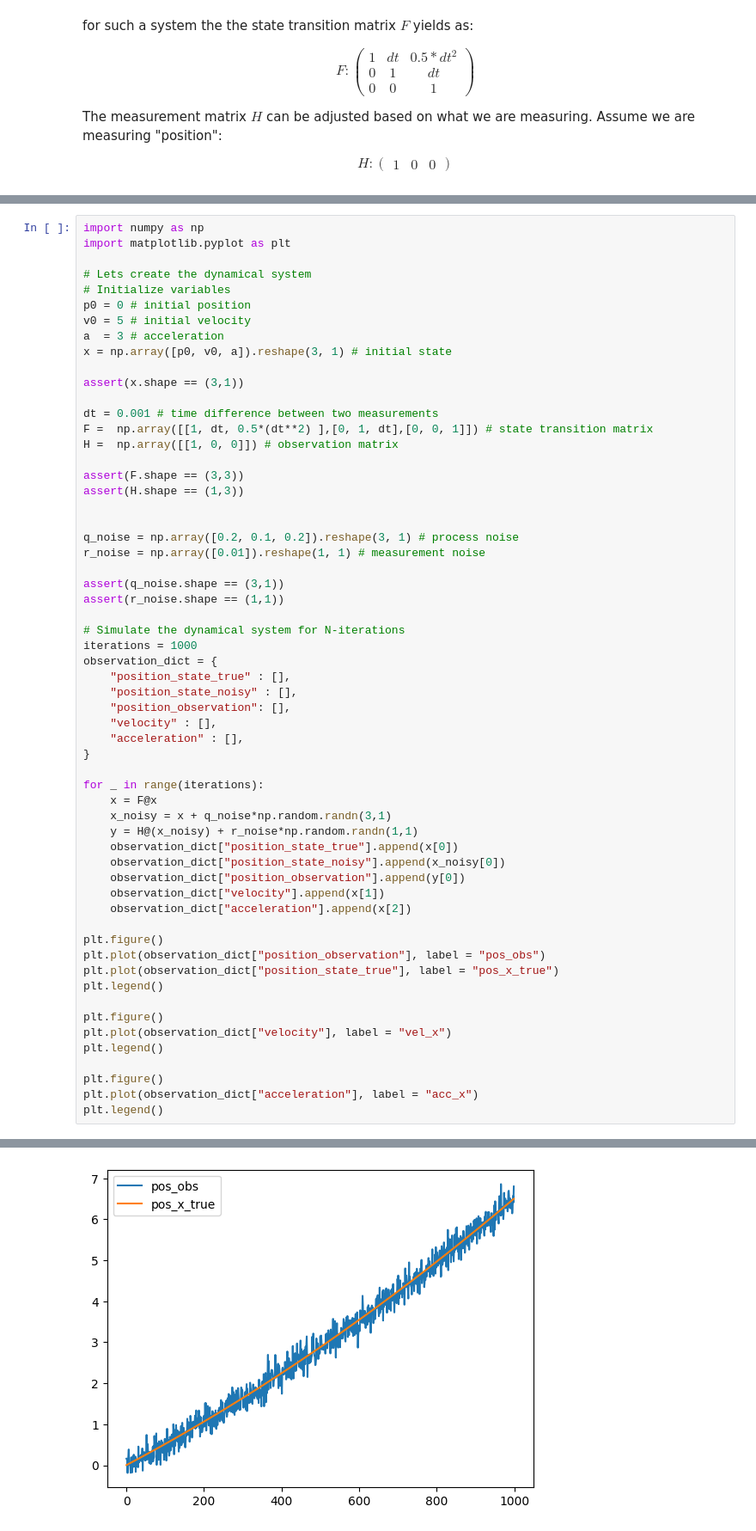
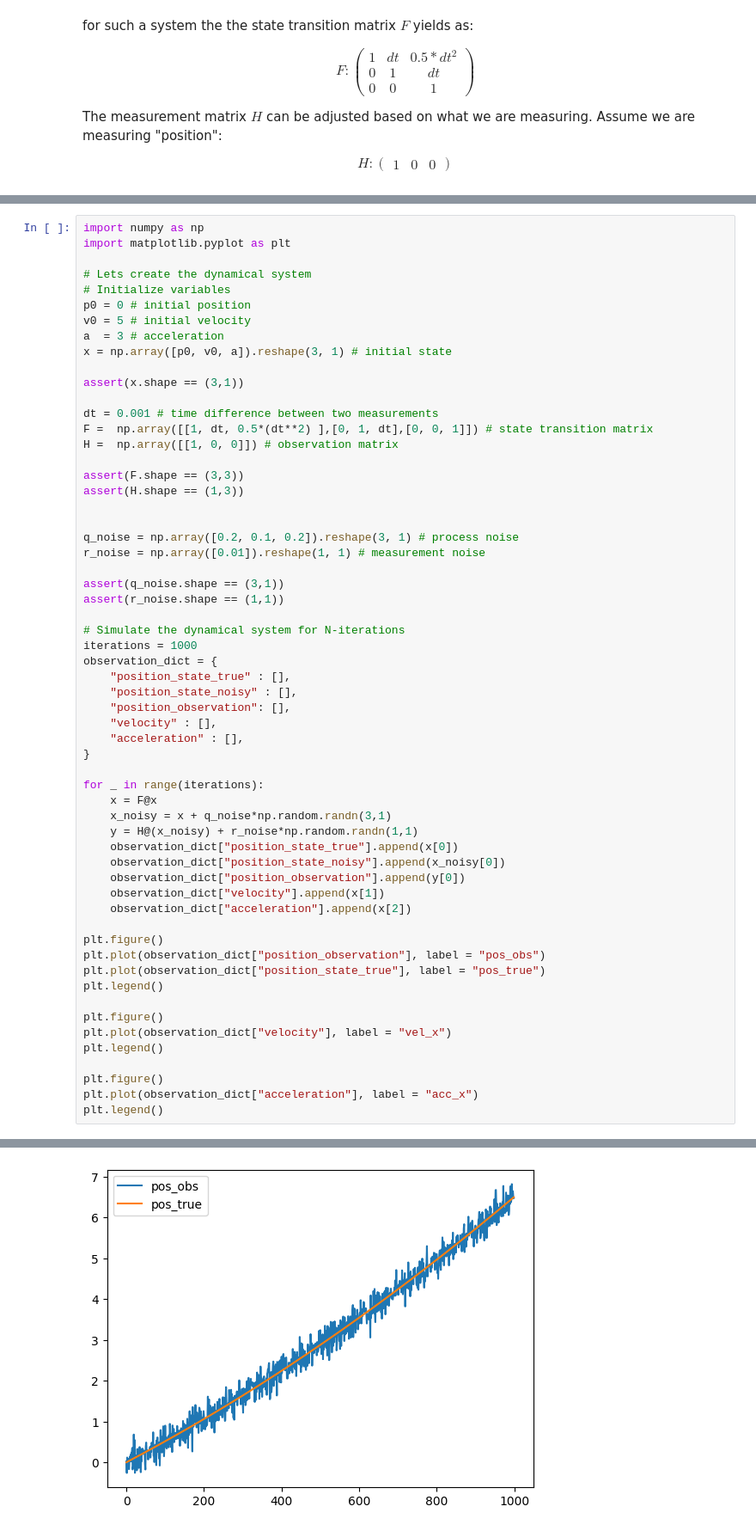
Before and after one commit to utkutahan/kalman-filtering-tutorial, a Jupyter notebook: kalman.ipynb, the cells around one changed output, grey strips where cells are left out. Shown: that part at 86% size. Saved outputs shown, nothing was run; the diff lists cells and outputs as text.

```diff
--- a/kalman.ipynb
+++ b/kalman.ipynb
@@ -118,35 +117,35 @@ observation_dict = {
     "position_state_true" : [],
     "position_state_noisy" : [],
     "position_observation": [],
     "velocity" : [],
     "acceleration" : [],
 }
 
 for _ in range(iterations):
     x = F@x
     x_noisy = x + q_noise*np.random.randn(3,1)
     y = H@(x_noisy) + r_noise*np.random.randn(1,1)
     observation_dict["position_state_true"].append(x[0])
     observation_dict["position_state_noisy"].append(x_noisy[0])
     observation_dict["position_observation"].append(y[0])
     observation_dict["velocity"].append(x[1])
     observation_dict["acceleration"].append(x[2])
 
 plt.figure()
 plt.plot(observation_dict["position_observation"], label = "pos_obs")
-plt.plot(observation_dict["position_state_true"], label = "pos_x_true")
+plt.plot(observation_dict["position_state_true"], label = "pos_true")
 plt.legend()
 
 plt.figure()
 plt.plot(observation_dict["velocity"], label = "vel_x")
 plt.legend()
 
 plt.figure()
 plt.plot(observation_dict["acceleration"], label = "acc_x")
 plt.legend()
 # %% [output]
 <matplotlib.legend.Legend at 0x...>
-[figure, old version]
+[figure, new version]
 [figure]
 [figure]
 # %% [markdown]
```
Also changed, not shown: parts of 2 cells of this notebook.
